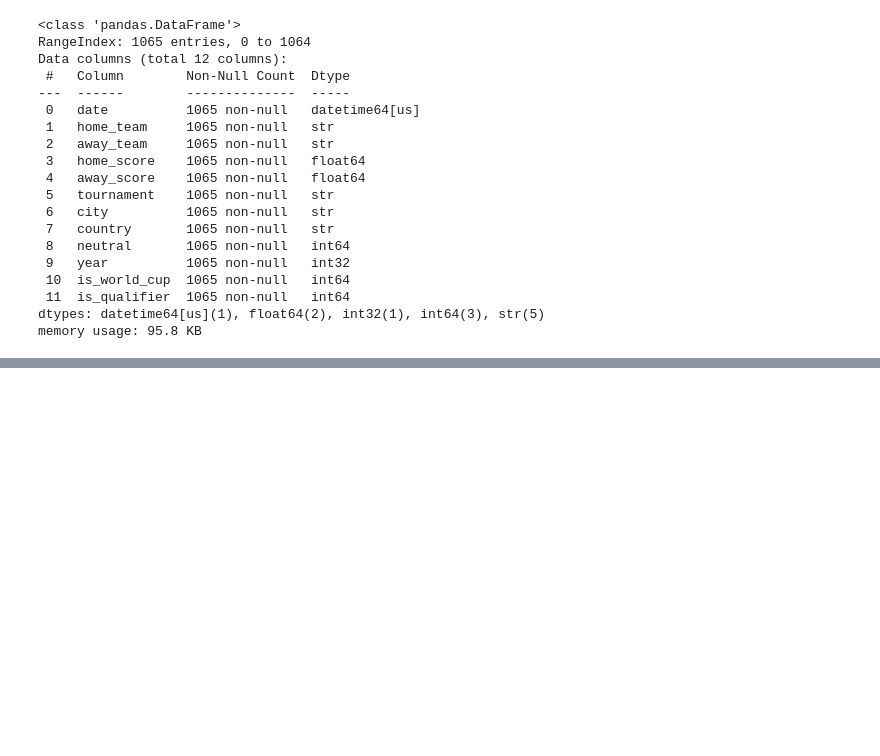
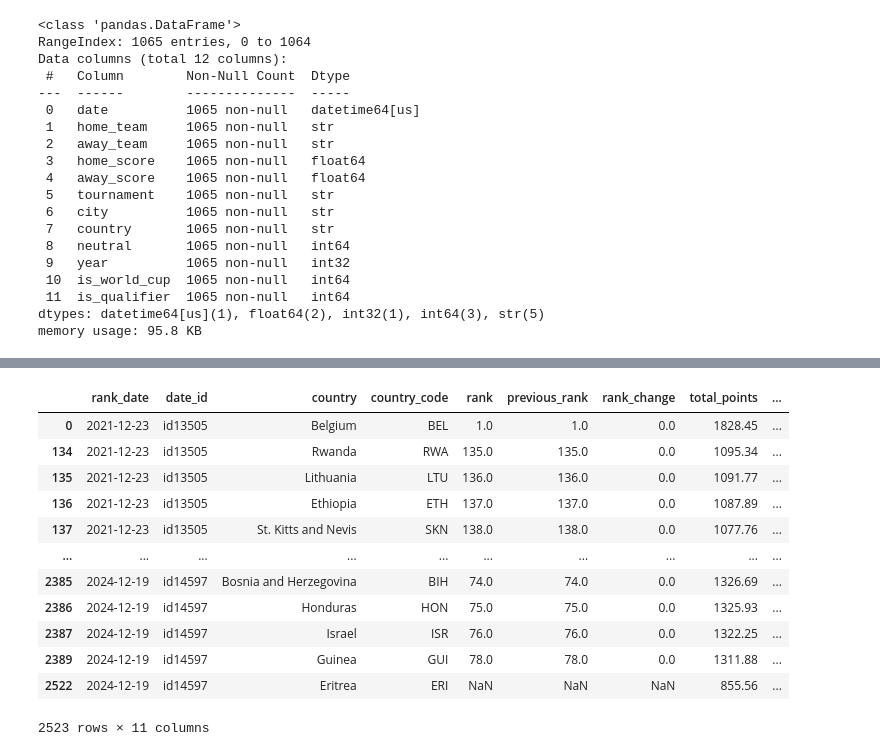
Before and after one commit to darko2806/Football-World-Cup-2026-prediction-model, a Jupyter notebook: Testing/DataProcessingForTesting.ipynb, the cells around one changed output, grey strips where cells are left out. Drawn from its saved outputs; the diff is of its cells as text; code cells hidden in the pictures; blank space fills up the shorter version.

```diff
--- a/Testing/DataProcessingForTesting.ipynb
+++ b/Testing/DataProcessingForTesting.ipynb
@@ -450,0 +431,19 @@ Saved ../data/fifa_rankings/fifa_ranking_2024-12-19.csv with 211 teams
+# %%
+output_dir = Path("../data/fifa_rankings")
+output_dir.mkdir(parents=True, exist_ok=True)
+
+session = requests.Session()
+
+session.headers.update(
+    {
+        "User-Agent": (
+            "Mozilla/5.0 (X11; Linux x86_64) "
+            "AppleWebKit/537.36 (KHTML, like Gecko) "
+            "Chrome/124.0.0.0 Safari/537.36"
+        ),
+        "Accept": "application/json, text/plain, */*",
+        "Accept-Language": "en-US,en;q=0.9",
+        "Referer": "https://inside.fifa.com/fifa-world-ranking/men",
+        "Origin": "https://inside.fifa.com",
+    }
+)
@@ -450,0 +570,9 @@ Saved ../data/fifa_rankings/fifa_ranking_2024-12-19.csv with 211 teams
+# %%
+fifa_rankings_2022_2024 = pd.concat(ranking_dfs, ignore_index=True)
+
+combined_path = output_dir / "fifa_rankings_2022_2024_required_snapshots.csv"
+
+fifa_rankings_2022_2024.to_csv(combined_path, index=False)
+
+print(f"Saved combined file: {combined_path}")
+print(fifa_rankings_2022_2024.shape)
@@ -450,0 +599,16 @@ Saved ../data/fifa_rankings/fifa_ranking_2024-12-19.csv with 211 teams
+# %%
+fifa_rankings_2022_2024.sort_values('rank_date', ascending=True)
+# %% [output]
+|  | rank_date | date_id | country | country_code | rank | previous_rank | rank_change | total_points | ... |
+| 0 | 2021-12-23 | id13505 | Belgium | BEL | 1.0 | 1.0 | 0.0 | 1828.45 | ... |
+| 134 | 2021-12-23 | id13505 | Rwanda | RWA | 135.0 | 135.0 | 0.0 | 1095.34 | ... |
+| 135 | 2021-12-23 | id13505 | Lithuania | LTU | 136.0 | 136.0 | 0.0 | 1091.77 | ... |
+| 136 | 2021-12-23 | id13505 | Ethiopia | ETH | 137.0 | 137.0 | 0.0 | 1087.89 | ... |
+| 137 | 2021-12-23 | id13505 | St. Kitts and Nevis | SKN | 138.0 | 138.0 | 0.0 | 1077.76 | ... |
+| ... | ... | ... | ... | ... | ... | ... | ... | ... | ... |
+| 2385 | 2024-12-19 | id14597 | Bosnia and Herzegovina | BIH | 74.0 | 74.0 | 0.0 | 1326.69 | ... |
+| 2386 | 2024-12-19 | id14597 | Honduras | HON | 75.0 | 75.0 | 0.0 | 1325.93 | ... |
+| 2387 | 2024-12-19 | id14597 | Israel | ISR | 76.0 | 76.0 | 0.0 | 1322.25 | ... |
+| 2389 | 2024-12-19 | id14597 | Guinea | GUI | 78.0 | 78.0 | 0.0 | 1311.88 | ... |
+| 2522 | 2024-12-19 | id14597 | Eritrea | ERI | NaN | NaN | NaN | 855.56 | ... |
+2523 rows × 11 columns
```
Also changed, not shown: parts of 43 cells of this notebook, 24 other files.
